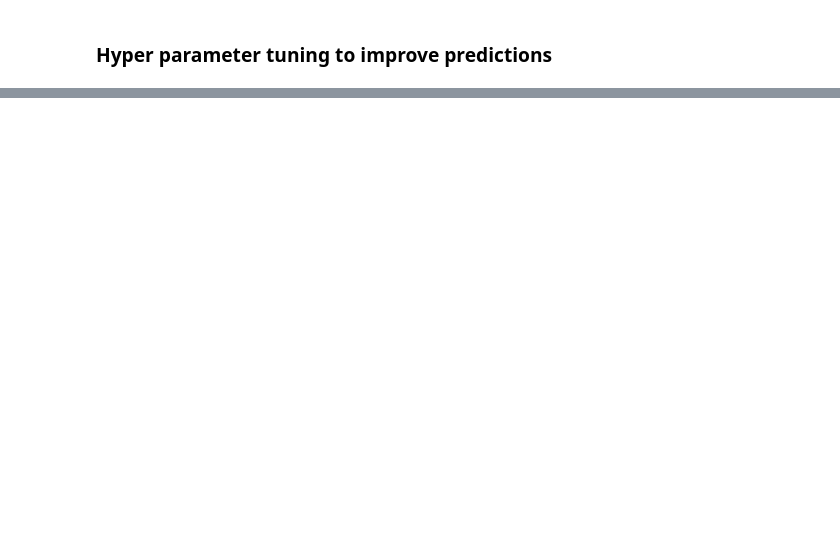
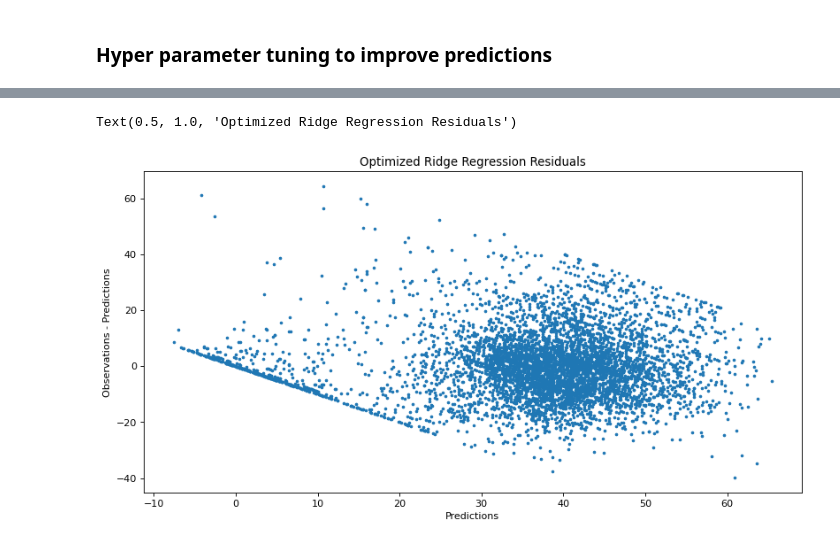
Before and after one commit to annamarieweber/AQI-predictor, a Jupyter notebook: final-project-notebook-uj.ipynb, the cells around one changed output, grey strips where cells are left out. Saved outputs shown, nothing was run; the diff lists cells and outputs as text; code cells hidden in the pictures; blank space fills up the shorter version.

```diff
--- a/final-project-notebook-uj.ipynb
+++ b/final-project-notebook-uj.ipynb
@@ -1302,0 +1171,6 @@ final_model = Kfold(5,X,y,param_list,learning_rate=0.0001)
+# %%
+from sklearn.model_selection import GridSearchCV
+params = {'alpha': 10**np.linspace(-5, 4, 40)}
+
+grid_search = GridSearchCV(Ridge(), params, cv = 4, scoring = "neg_root_mean_squared_error")
+grid_search.fit(X_train_scaled, y_train_scaled)
@@ -1302,0 +1217,3 @@ final_model = Kfold(5,X,y,param_list,learning_rate=0.0001)
+# %%
+predicted_values_on_ridge_model_val = grid_search.best_estimator_.predict(X_val_scaled)
+predicted_values_on_ridge_model_val
@@ -1302,0 +1238,9 @@ final_model = Kfold(5,X,y,param_list,learning_rate=0.0001)
+# %%
+plt.figure(figsize=(12, 6), dpi=80)
+plt.scatter(predicted_values_on_ridge_model_val, y_val_scaled-predicted_values_on_ridge_model_val, s=5)
+plt.xlabel("Predictions")
+plt.ylabel("Observations - Predictions")
+plt.title("Optimized Ridge Regression Residuals")
+# %% [output]
+Text(0.5, 1.0, 'Optimized Ridge Regression Residuals')
+[figure, added]
```
Also changed, not shown: parts of 35 cells of this notebook, 1 other file.
